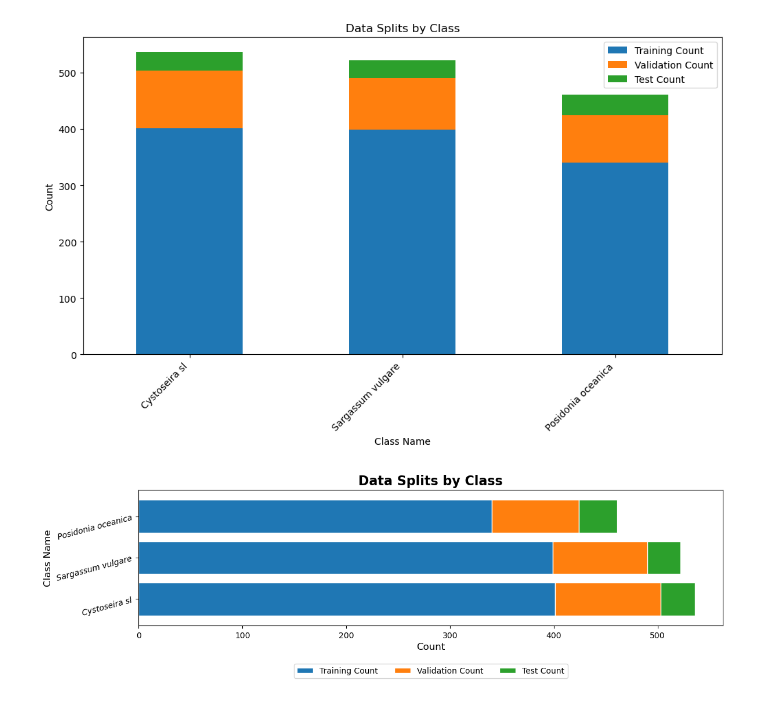
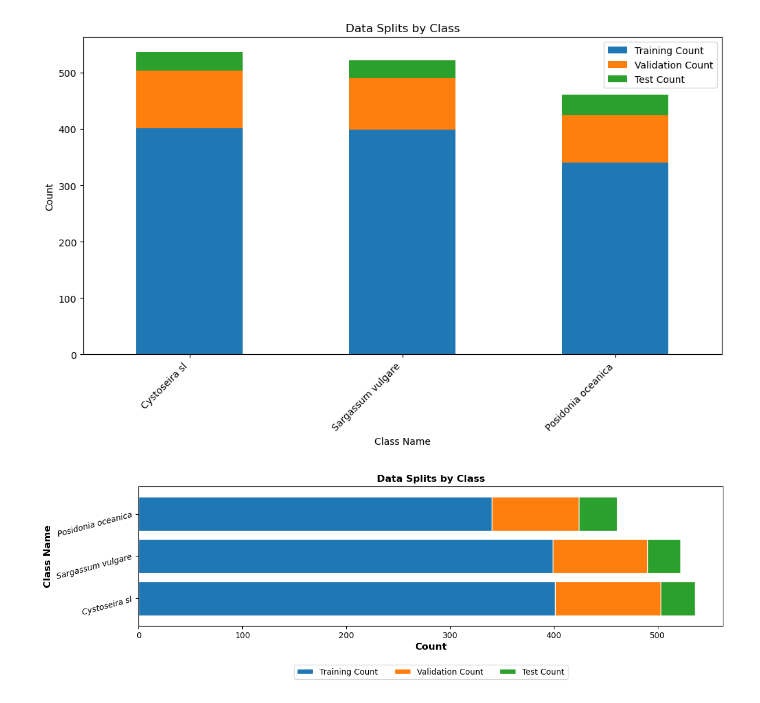
Before and after one commit to DolapoSalim/posidonia-identification-model-using-roboflow, a Jupyter notebook: notebooks/phd analysis.ipynb, the cells around one changed output. Drawn from its saved outputs; the diff is of its cells as text; code cells hidden in the pictures.

```diff
--- a/notebooks/phd analysis.ipynb
+++ b/notebooks/phd analysis.ipynb
@@ -41,34 +41,36 @@ ax = data.set_index('Class Name')[['Training Count', 'Validation Count', 'Test C
     stacked=True,
     figsize=(12, 4),
     width=0.8,
     edgecolor='white')
 
 # Add title and labels
 plt.title('Data Splits by Class',
-          fontsize=16,
+          fontsize=12,
           fontweight='bold')
 plt.xlabel('Count',
-           fontsize=12)
+           fontsize=12,
+           fontweight='bold')
 plt.ylabel('Class Name',
-           fontsize=12)
+           fontsize=12,
+           fontweight='bold')
 
 # Customize y-axis tick labels to be italic
 ax.set_yticklabels(
     ax.get_yticklabels(),
     fontstyle='italic',
     rotation=15)
 
 # Adjust legend position to below the plot in a single column
 plt.legend(
     fontsize=10,
     title_fontsize=12,
     loc='upper center',
     bbox_to_anchor=(0.5, -0.25),  # Position below the plot
     ncol=3  # Single column
 )
 
 # Show the plot
 plt.tight_layout()
 plt.show()
 # %% [output]
-[figure, old version]
+[figure, new version]
```
